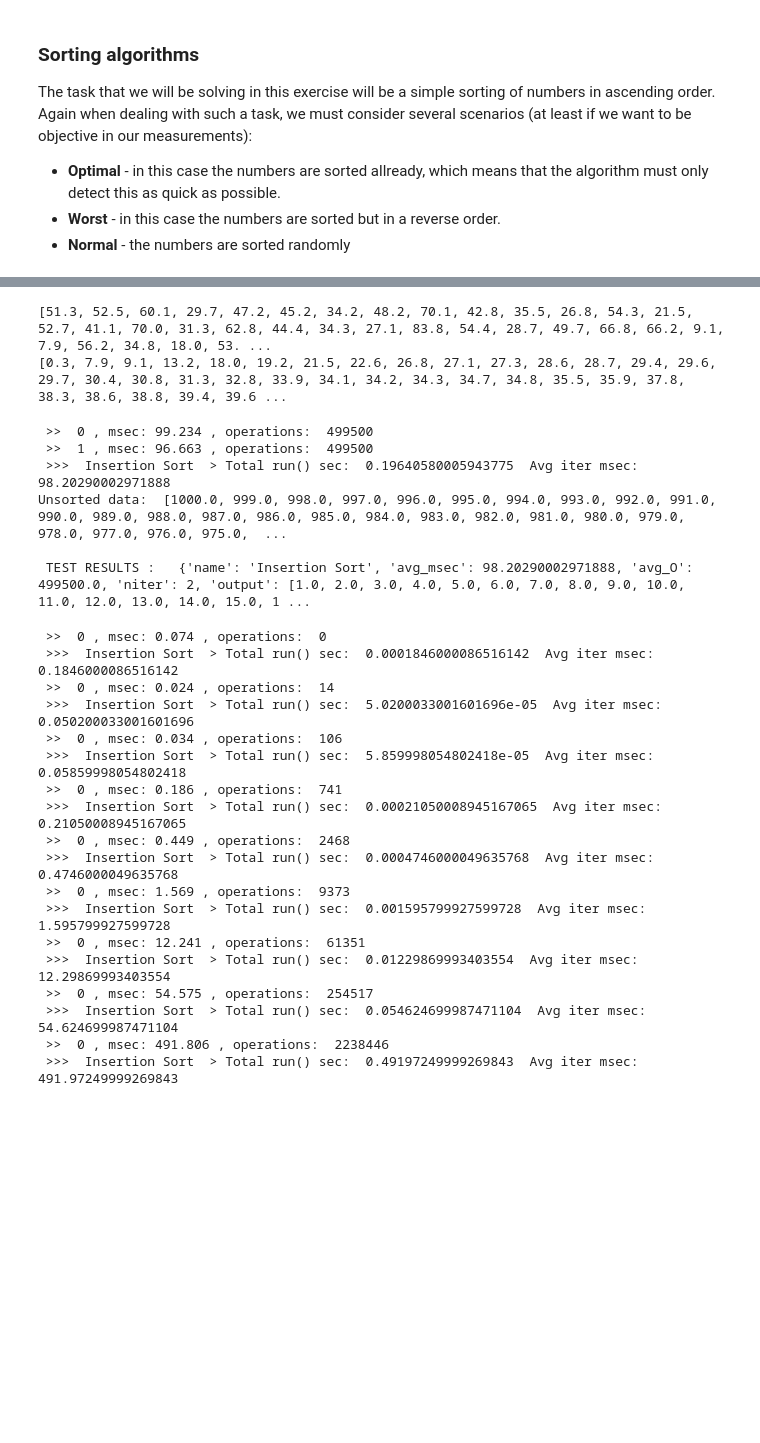
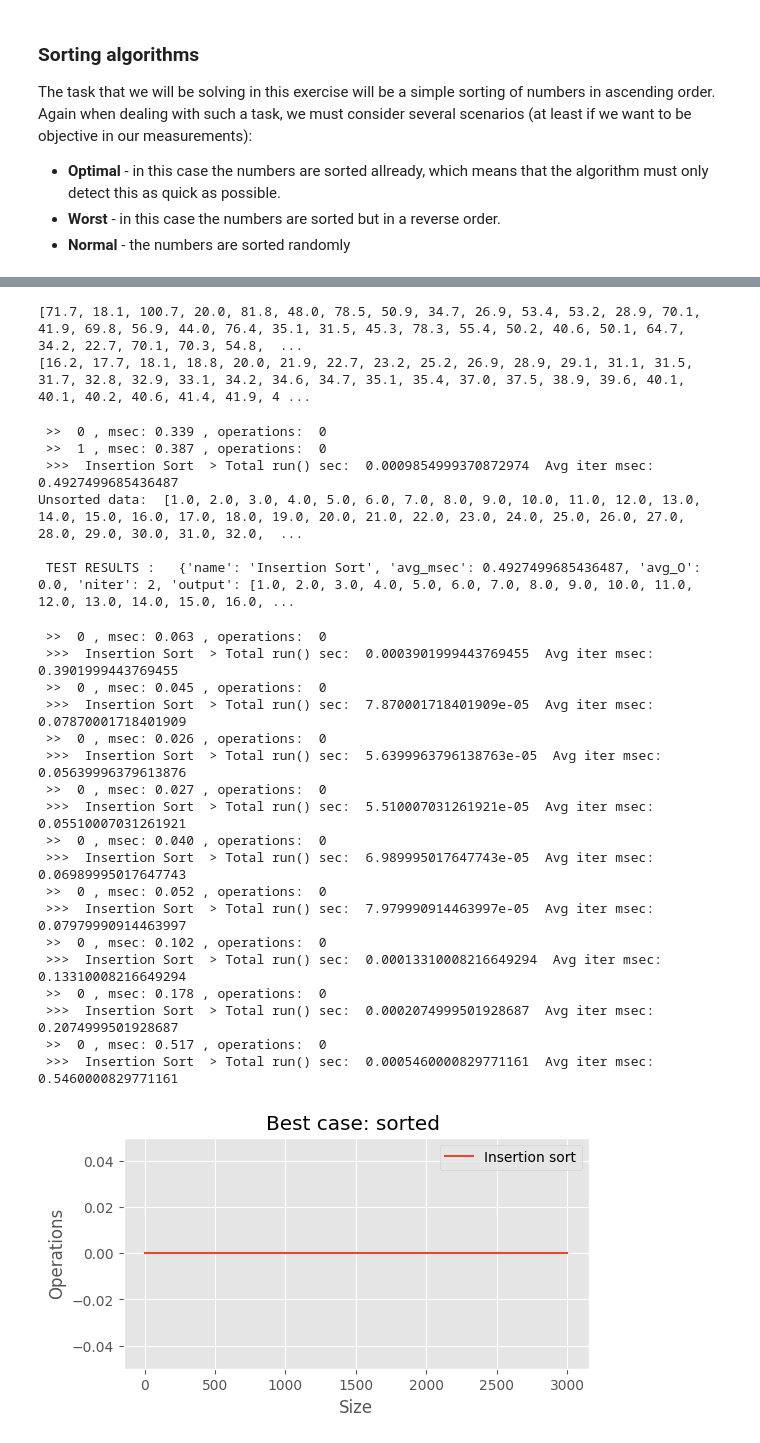
Before and after one commit to jzaletelj/OTK25, a Jupyter notebook: Lab_01/solutions/26-02_AlgoComplexity_03b_SE.ipynb, the cells around one changed output, grey strips where cells are left out. Saved outputs shown, nothing was run; the diff lists cells and outputs as text; code cells hidden in the pictures; blank space fills up the shorter version.

```diff
--- a/Lab_01/solutions/26-02_AlgoComplexity_03b_SE.ipynb
+++ b/Lab_01/solutions/26-02_AlgoComplexity_03b_SE.ipynb
@@ -335,12 +339,12 @@ type=1 :  [1.0, 2.0, 3.0, 4.0, 5.0, 6.0, 7.0, 8.0, 9.0, 10.0, 11.0, 12.0, 13.0,
 # %%
 # 3.3 Test insertionSort2
-data = createSet(3, size=100)
+data = createSet(0, size=100)
 result = insertionSort2(data)
 print(data)
 print(result)
 # %% [output]
-[51.3, 52.5, 60.1, 29.7, 47.2, 45.2, 34.2, 48.2, 70.1, 42.8, 35.5, 26.8, 54.3, 21.5, 52.7, 41.1, 70.0, 31.3, 62.8, 44.4, 34.3, 27.1, 83.8, 54.4, 28.7, 49.7, 66.8, 66.2, 9.1, 7.9, 56.2, 34.8, 18.0, 53. ...
-[0.3, 7.9, 9.1, 13.2, 18.0, 19.2, 21.5, 22.6, 26.8, 27.1, 27.3, 28.6, 28.7, 29.4, 29.6, 29.7, 30.4, 30.8, 31.3, 32.8, 33.9, 34.1, 34.2, 34.3, 34.7, 34.8, 35.5, 35.9, 37.8, 38.3, 38.6, 38.8, 39.4, 39.6 ...
+[71.7, 18.1, 100.7, 20.0, 81.8, 48.0, 78.5, 50.9, 34.7, 26.9, 53.4, 53.2, 28.9, 70.1, 41.9, 69.8, 56.9, 44.0, 76.4, 35.1, 31.5, 45.3, 78.3, 55.4, 50.2, 40.6, 50.1, 64.7, 34.2, 22.7, 70.1, 70.3, 54.8,  ...
+[16.2, 17.7, 18.1, 18.8, 20.0, 21.9, 22.7, 23.2, 25.2, 26.9, 28.9, 29.1, 31.1, 31.5, 31.7, 32.8, 32.9, 33.1, 34.2, 34.6, 34.7, 35.1, 35.4, 37.0, 37.5, 38.9, 39.6, 40.1, 40.1, 40.2, 40.6, 41.4, 41.9, 4 ...
 # %%
 # Measurement class for algorithm complexity, insertion sort
 
@@ -376,62 +380,77 @@ class InsertionSort(Algorithm):
 # 3.4 Test InsertionSort class
 
 s = InsertionSort()
-s.data_params = {'size': 1000, 'type': 2}
+s.data_params = {'size': 1000, 'type': 1}
 
 test_results = s.run(2)
-
 
 print('Unsorted data: ', s.input_data)
 #print('Sorted data: ', s.result_data)
 
 print('\n TEST RESULTS :  ', test_results)
 # %% [output]
- >>  0 , msec: 99.234 , operations:  499500
- >>  1 , msec: 96.663 , operations:  499500
- >>>  Insertion Sort  > Total run() sec:  0.19640580005943775  Avg iter msec: 98.20290002971888
-Unsorted data:  [1000.0, 999.0, 998.0, 997.0, 996.0, 995.0, 994.0, 993.0, 992.0, 991.0, 990.0, 989.0, 988.0, 987.0, 986.0, 985.0, 984.0, 983.0, 982.0, 981.0, 980.0, 979.0, 978.0, 977.0, 976.0, 975.0,  ...
+ >>  0 , msec: 0.339 , operations:  0
+ >>  1 , msec: 0.387 , operations:  0
+ >>>  Insertion Sort  > Total run() sec:  0.0009854999370872974  Avg iter msec: 0.4927499685436487
+Unsorted data:  [1.0, 2.0, 3.0, 4.0, 5.0, 6.0, 7.0, 8.0, 9.0, 10.0, 11.0, 12.0, 13.0, 14.0, 15.0, 16.0, 17.0, 18.0, 19.0, 20.0, 21.0, 22.0, 23.0, 24.0, 25.0, 26.0, 27.0, 28.0, 29.0, 30.0, 31.0, 32.0,  ...
 
- TEST RESULTS :   {'name': 'Insertion Sort', 'avg_msec': 98.20290002971888, 'avg_O': 499500.0, 'niter': 2, 'output': [1.0, 2.0, 3.0, 4.0, 5.0, 6.0, 7.0, 8.0, 9.0, 10.0, 11.0, 12.0, 13.0, 14.0, 15.0, 1 ...
+ TEST RESULTS :   {'name': 'Insertion Sort', 'avg_msec': 0.4927499685436487, 'avg_O': 0.0, 'niter': 2, 'output': [1.0, 2.0, 3.0, 4.0, 5.0, 6.0, 7.0, 8.0, 9.0, 10.0, 11.0, 12.0, 13.0, 14.0, 15.0, 16.0, ...
 # %%
 # 3.5 Complexity of Insertion sort
-
 size = np.array([]); #this array will store the current dataset size
 t_list = np.array([]); #store processing time here
 oper_list = np.array([]); #store processing time here
 num = 1 #evaluation repetition (keep at 1 for now)
 
 n_list = [1,10,20,50,100, 200, 500, 1000,3000]
 
 s = InsertionSort()
-s.data_params['type'] = 3
+s.data_params['type'] = 1 # 1 best # 2 worst case # random
 
 # Loop over all dataset sizes
 for n in n_list:
     s.data_params['size'] = n
     result = s.run(ntimes=num)
     size = np.append(size, n)
     oper_list = np.append(oper_list, result['avg_O'])
 
 # Plot graph
+ax = plt.figure(figsize=[6,3])
+plt.plot(size, oper_list, label='Insertion sort')
+
+Onlogn = [n*np.log10(n) for n in n_list]
+On2 = [n*n for n in n_list]
+
+#plt.plot(size, On2, 'b--', label='O(n**2)')
+#plt.plot(size, Onlogn, 'g--', label='O(n logn)')
+
+plt.ylim([0, max(oper_list)])
+plt.xlabel('Size')
+plt.ylabel('Operations')
+plt.legend()
+# plt.yscale('log')
+plt.title("Best case: sorted ")
+plt.show()
 # %% [output]
- >>  0 , msec: 0.074 , operations:  0
- >>>  Insertion Sort  > Total run() sec:  0.0001846000086516142  Avg iter msec: 0.1846000086516142
- >>  0 , msec: 0.024 , operations:  14
- >>>  Insertion Sort  > Total run() sec:  5.0200033001601696e-05  Avg iter msec: 0.050200033001601696
- >>  0 , msec: 0.034 , operations:  106
- >>>  Insertion Sort  > Total run() sec:  5.859998054802418e-05  Avg iter msec: 0.05859998054802418
- >>  0 , msec: 0.186 , operations:  741
- >>>  Insertion Sort  > Total run() sec:  0.00021050008945167065  Avg iter msec: 0.21050008945167065
- >>  0 , msec: 0.449 , operations:  2468
- >>>  Insertion Sort  > Total run() sec:  0.0004746000049635768  Avg iter msec: 0.4746000049635768
- >>  0 , msec: 1.569 , operations:  9373
- >>>  Insertion Sort  > Total run() sec:  0.001595799927599728  Avg iter msec: 1.595799927599728
- >>  0 , msec: 12.241 , operations:  61351
- >>>  Insertion Sort  > Total run() sec:  0.01229869993403554  Avg iter msec: 12.29869993403554
- >>  0 , msec: 54.575 , operations:  254517
- >>>  Insertion Sort  > Total run() sec:  0.054624699987471104  Avg iter msec: 54.624699987471104
- >>  0 , msec: 491.806 , operations:  2238446
- >>>  Insertion Sort  > Total run() sec:  0.49197249999269843  Avg iter msec: 491.97249999269843
+ >>  0 , msec: 0.063 , operations:  0
+ >>>  Insertion Sort  > Total run() sec:  0.0003901999443769455  Avg iter msec: 0.3901999443769455
+ >>  0 , msec: 0.045 , operations:  0
+ >>>  Insertion Sort  > Total run() sec:  7.870001718401909e-05  Avg iter msec: 0.07870001718401909
+ >>  0 , msec: 0.026 , operations:  0
+ >>>  Insertion Sort  > Total run() sec:  5.6399963796138763e-05  Avg iter msec: 0.05639996379613876
+ >>  0 , msec: 0.027 , operations:  0
+ >>>  Insertion Sort  > Total run() sec:  5.510007031261921e-05  Avg iter msec: 0.05510007031261921
+ >>  0 , msec: 0.040 , operations:  0
+ >>>  Insertion Sort  > Total run() sec:  6.989995017647743e-05  Avg iter msec: 0.06989995017647743
+ >>  0 , msec: 0.052 , operations:  0
+ >>>  Insertion Sort  > Total run() sec:  7.979990914463997e-05  Avg iter msec: 0.07979990914463997
+ >>  0 , msec: 0.102 , operations:  0
+ >>>  Insertion Sort  > Total run() sec:  0.00013310008216649294  Avg iter msec: 0.13310008216649294
+ >>  0 , msec: 0.178 , operations:  0
+ >>>  Insertion Sort  > Total run() sec:  0.0002074999501928687  Avg iter msec: 0.2074999501928687
+ >>  0 , msec: 0.517 , operations:  0
+ >>>  Insertion Sort  > Total run() sec:  0.0005460000829771161  Avg iter msec: 0.5460000829771161
+[figure, added]
 # %%
 def quicksort(arr):
     """ Quicksort a list
```
Also changed, not shown: parts of 4 cells of this notebook.
